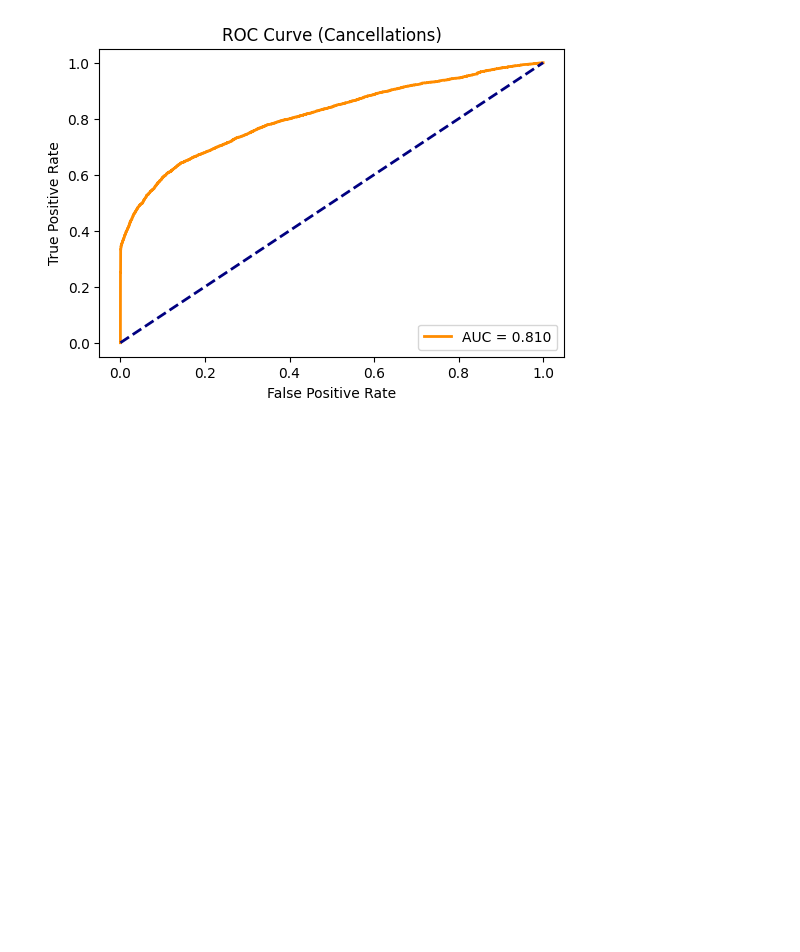
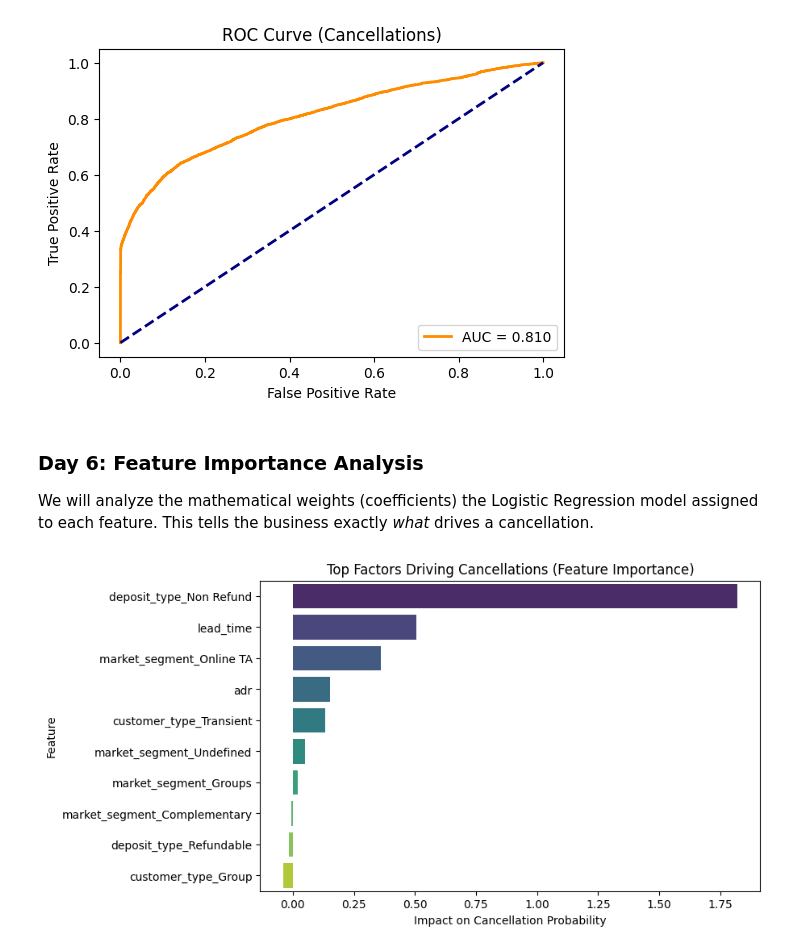
Before and after one commit to KrishnaveniMitukula/Hotel-Analytics-Project, a Jupyter notebook: Week3_Machine_Learning.ipynb, the cells around one changed output. Saved outputs shown, nothing was run; the diff lists cells and outputs as text; code cells hidden in the pictures; blank space fills up the shorter version.

Commit message:
feat: generated feature importance bar chart to identify top churn drivers

```diff
--- a/Week3_Machine_Learning.ipynb
+++ b/Week3_Machine_Learning.ipynb
@@ -114,3 +114,27 @@ Precision: 83.96%
 Recall:    51.66%
 ROC-AUC:   80.99%
 [figure]
+# %% [markdown]
+### Day 6: Feature Importance Analysis
+We will analyze the mathematical weights (coefficients) the Logistic Regression model assigned to each feature. This tells the business exactly *what* drives a cancellation.
+# %%
+# Extract and display feature importance (coefficients)
+feature_importance = pd.DataFrame({
+    'Feature': X.columns,
+    'Importance': ml_model.coef_[0]
+}).sort_values(by='Importance', ascending=False)
+
+# Plot the top features
+plt.figure(figsize=(8, 5))
+sns.barplot(x='Importance', y='Feature', data=feature_importance.head(10), palette='viridis')
+plt.title('Top Factors Driving Cancellations (Feature Importance)')
+plt.xlabel('Impact on Cancellation Probability')
+
+# save images
+import os
+os.makedirs('ML_Models_Images', exist_ok=True)
+plt.savefig('ML_Models_Images/feature_importance.png', bbox_inches='tight', dpi=300)
+
+plt.show()
+# %% [output]
+[figure, added]
```
